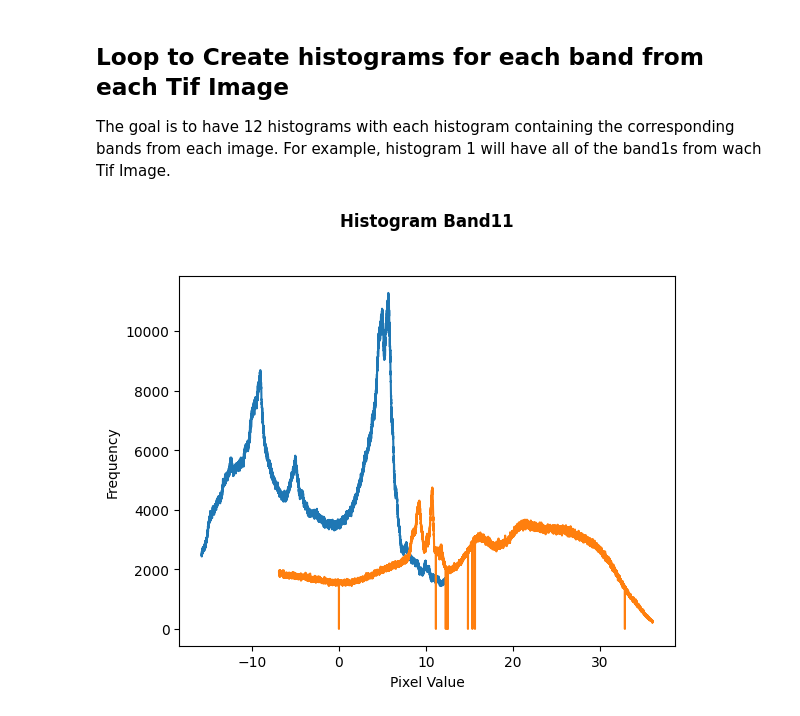
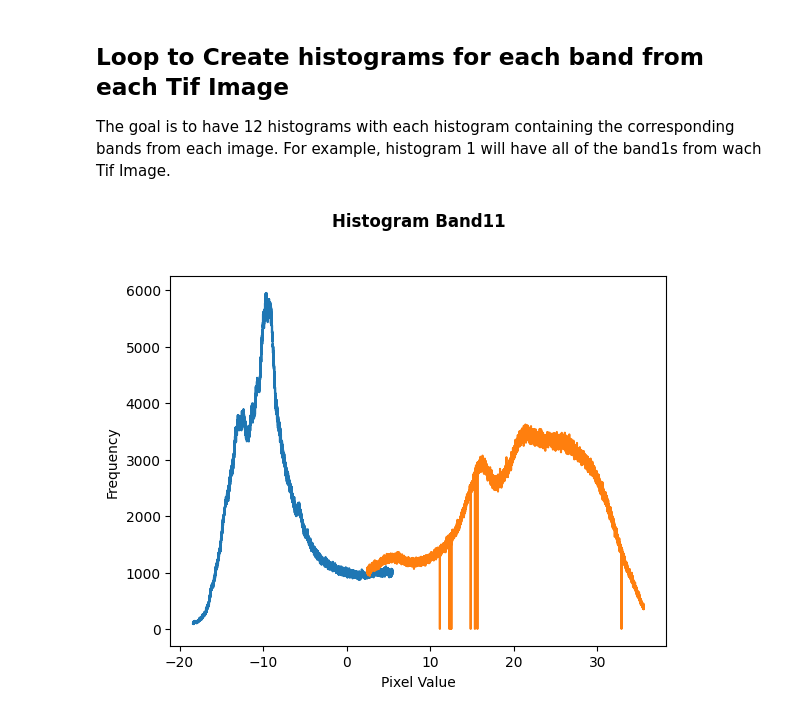
Before and after one commit to rxramir/Landsat-8, a Jupyter notebook: Landsat Histogram for Multiple Images.ipynb, the cells around one changed output. Saved outputs shown, nothing was run; the diff lists cells and outputs as text; code cells hidden in the pictures.

```diff
--- a/Landsat Histogram for Multiple Images.ipynb
+++ b/Landsat Histogram for Multiple Images.ipynb
@@ -39,23 +39,28 @@ The goal is to have 12 histograms with each histogram containing the correspondi
 # %%
 # Creating a loop over the 11 bands from Landsat
 for j in range(1,12):
     plt.close()
     plt.xlabel('Pixel Value')
     plt.ylabel('Frequency')
     title = 'Histogram Band' + str(j)
     plt.title(title + '\n\n', fontweight ="bold")
     for i in filepath:
         raster = gdal.Open(i)
+        landmask = raster.GetRasterBand(raster.RasterCount)
+        landmask = landmask.ReadAsArray()
+        landmask = landmask.flatten()
         band = raster.GetRasterBand(j)
         temp_band = band.ReadAsArray()
         band = temp_band.flatten()
-        band = np.delete(band, np.where(band <= -30))
+        band = band[landmask<=0]
+        band = np.delete(band, np.where(band <= np.min(band)))
+        band = np.delete(band, np.where(band >= (np.max(band) - 5)))
         band = np.delete(band, np.isnan(band))
         band = reject_outliers(band)
         x, y = np.unique(band, return_counts=True)
         x_round = np.round_(x, decimals=3)
         plt.plot(x_round,y)
         raster = None
     plt.savefig(title)
 # %% [output]
-[figure, old version]
+[figure, new version]
```
